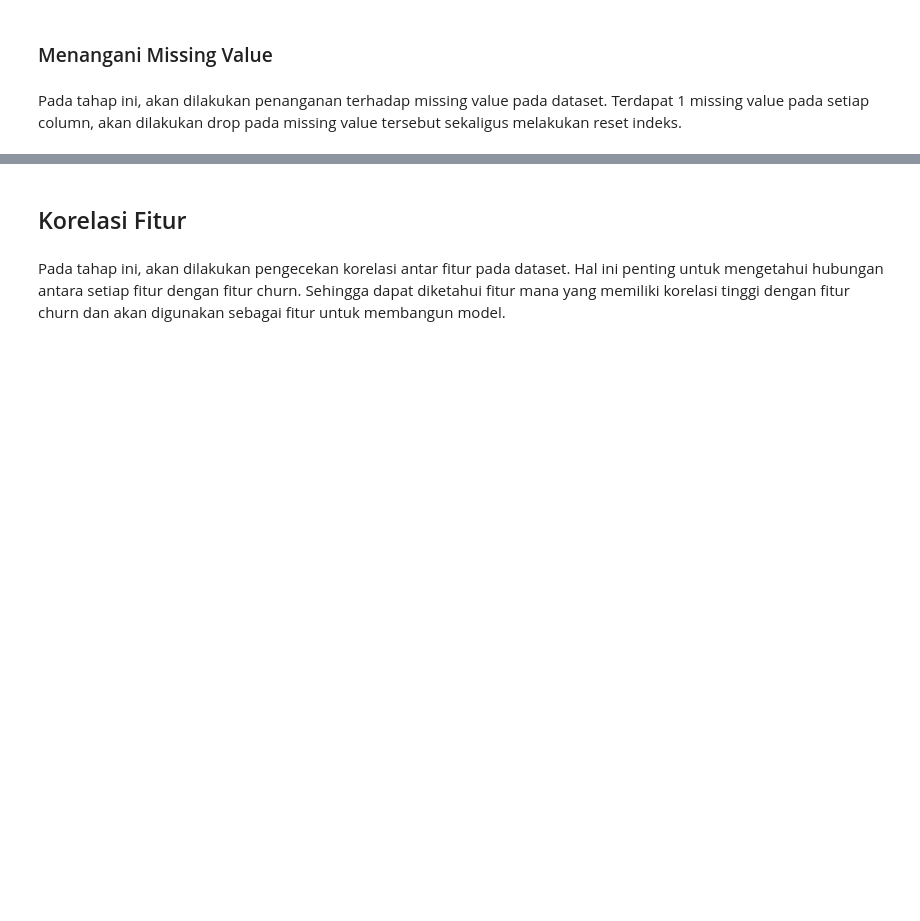
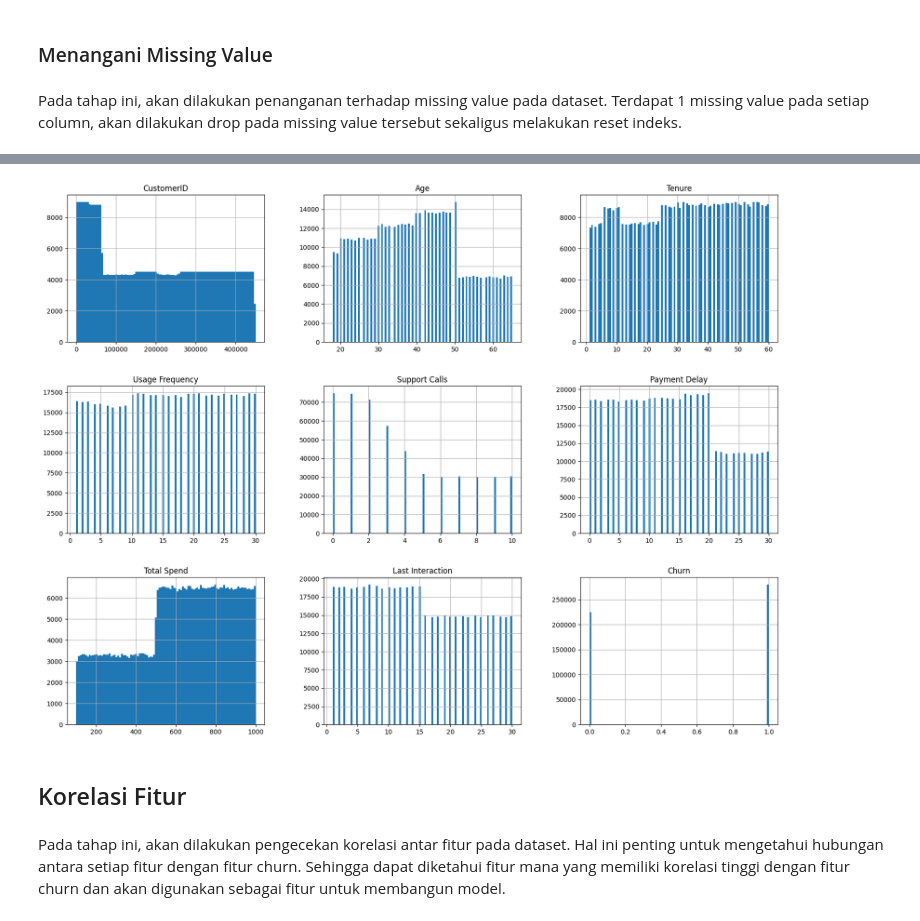
Before and after one commit to mausneg/Customer-Churn-Classification, a Jupyter notebook: submission.ipynb, the cells around one changed output, grey strips where cells are left out. Drawn from its saved outputs; the diff is of its cells as text; code cells hidden in the pictures; blank space fills up the shorter version.

```diff
--- a/submission.ipynb
+++ b/submission.ipynb
@@ -130,3 +147,8 @@ df_churn.reset_index(drop=True, inplace=True)
+# %%
+df_churn.hist(bins=100,figsize=(20,15))
+plt.show()
+# %% [output]
+[figure, added]
 # %% [markdown]
 ## Korelasi Fitur
 # %% [markdown]
```
Also changed, not shown: parts of 6 cells of this notebook, 1 other file.
